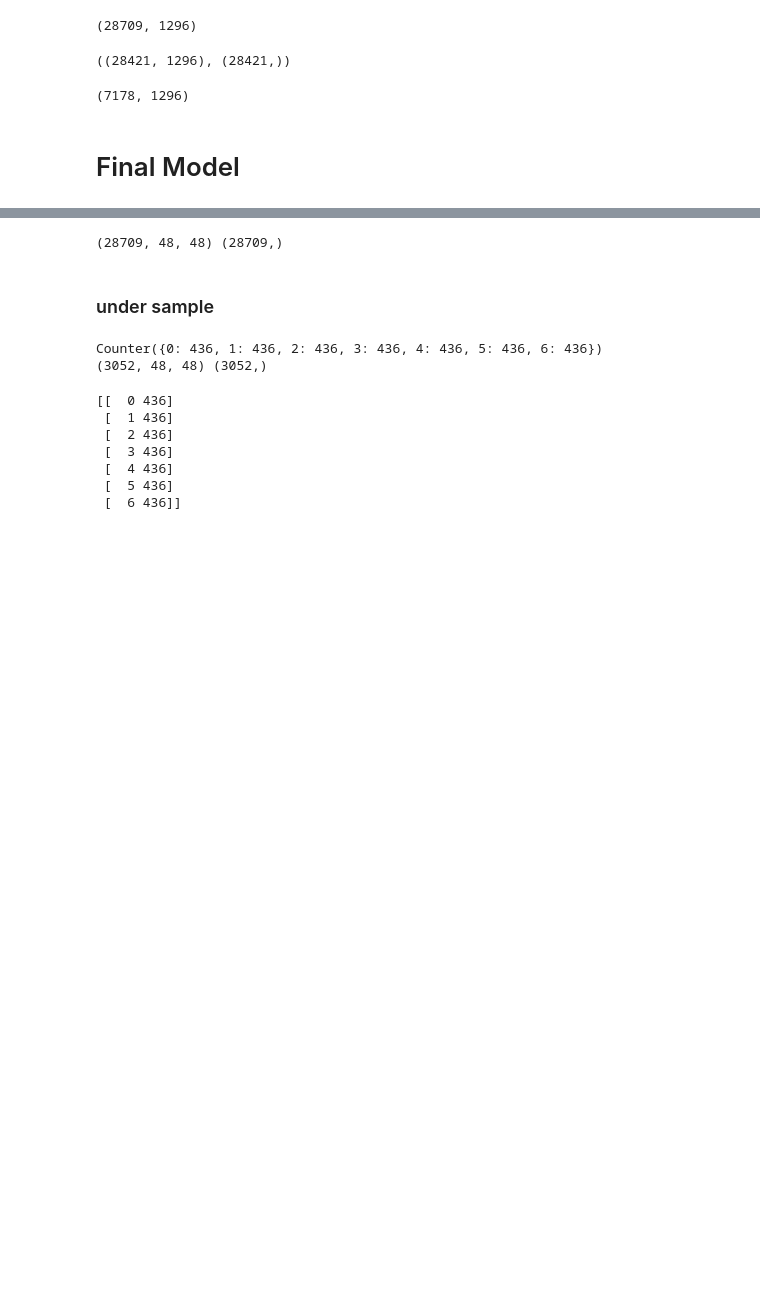
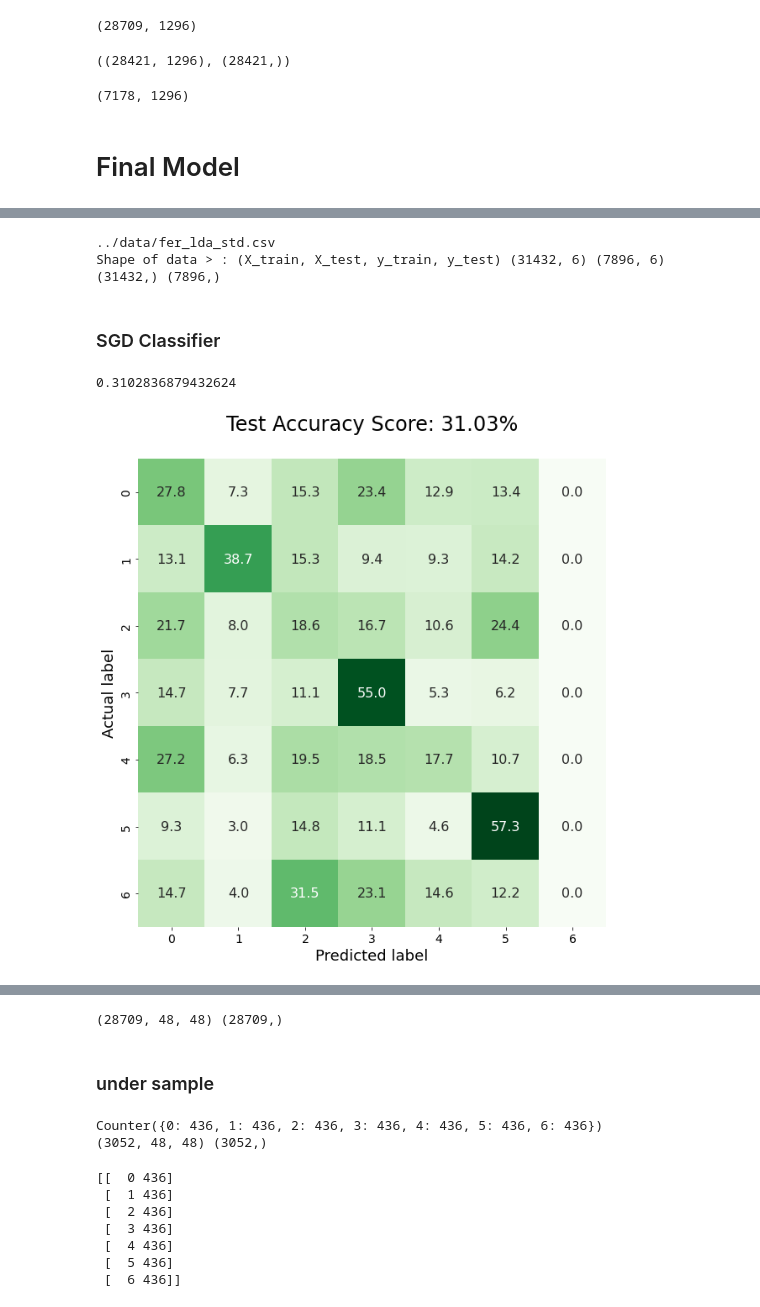
Before and after one commit to chikakoto/facial-expression-recognition, a Jupyter notebook: notebooks/rabiuls_notebook/RH_SGD_RF_v4_notebook.ipynb, the cells around one changed output, grey strips where cells are left out. Cells and saved outputs as stored; diff of their text form; code cells hidden in the pictures; blank space fills up the shorter version.

```diff
--- a/notebooks/rabiuls_notebook/RH_SGD_RF_v4_notebook.ipynb
+++ b/notebooks/rabiuls_notebook/RH_SGD_RF_v4_notebook.ipynb
@@ -608,0 +756,21 @@ from sklearn.model_selection import GridSearchCV
+# %%
+#Loading data for model analysis
+#
+X_train, X_test, y_train, y_test = custom_train_test_split('../data/fer_lda_std.csv', 4)
+rf_model_dump = 'rf_fer_lda_std'
+sdg_model_dump = 'sdg_fer_lda_std'
+# %% [output]
+../data/fer_lda_std.csv
+Shape of data > : (X_train, X_test, y_train, y_test) (31432, 6) (7896, 6) (31432,) (7896,)
+# %% [markdown]
+### SGD Classifier
+# %%
+#Load the model and test for accuracy
+loaded_model = pickle.load(open(sdg_model_dump, 'rb'))
+score = loaded_model.score(X_test, y_test)
+print(score)
+y_pred = loaded_model.predict(X_test)
+plot_cm(confusion_matrix(y_test, y_pred),score)
+# %% [output]
+0.3102836879432624
+[figure, added]
```
Also changed, not shown: parts of 329 cells of this notebook.
